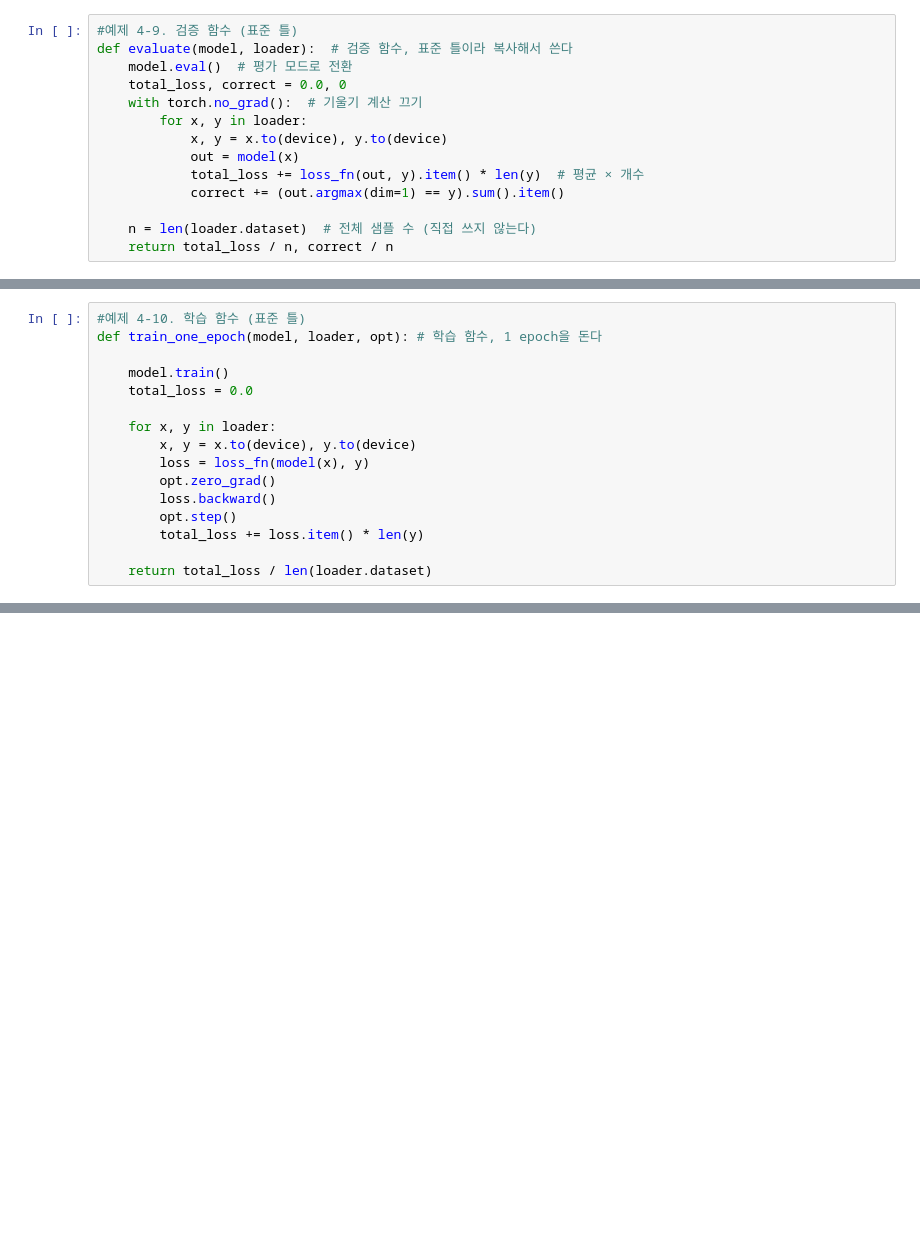
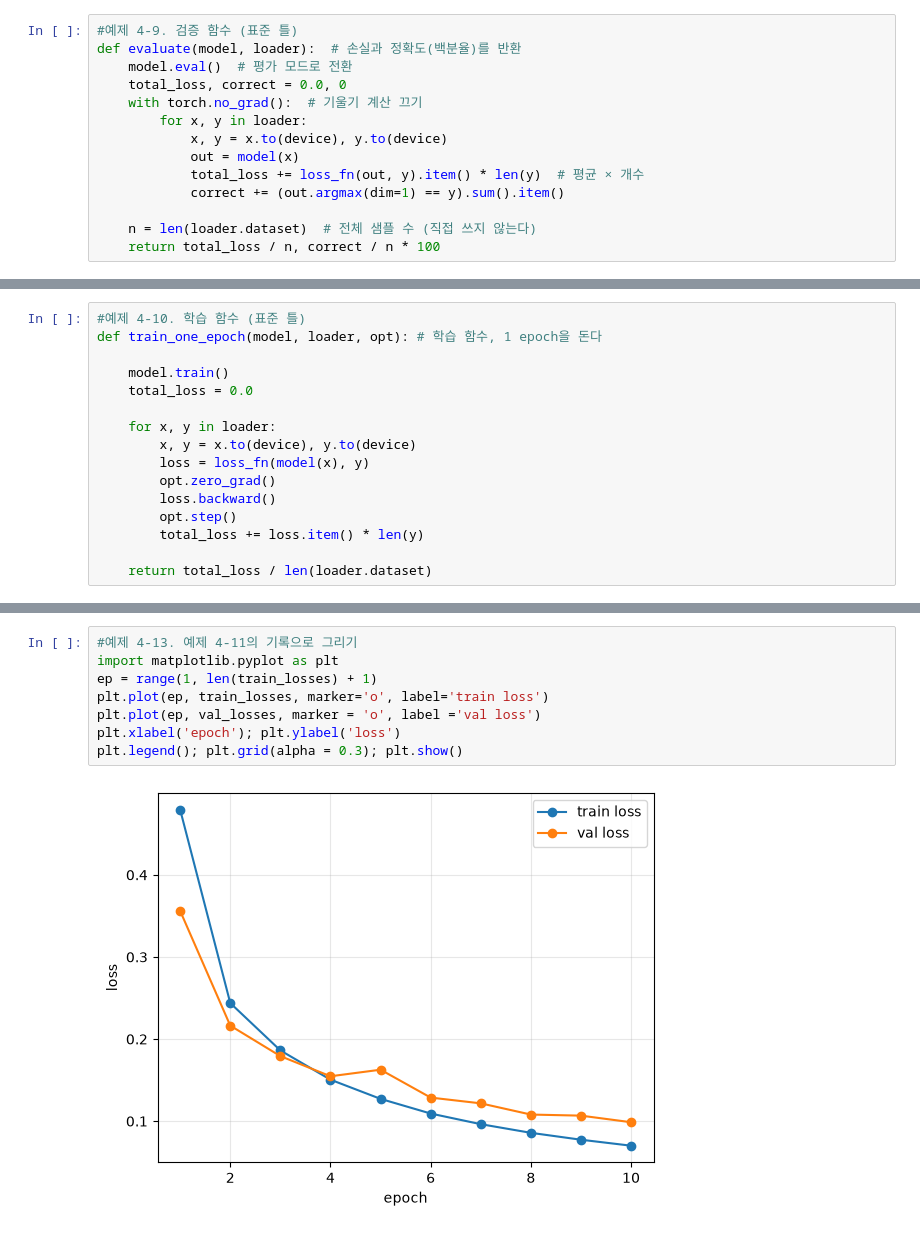
Before and after one commit to taesub0204/python, a Jupyter notebook: 2학기_딥러닝프로그래밍/week7/20261012.ipynb, the cells around one changed output, grey strips where cells are left out. Cells and saved outputs as stored; diff of their text form; blank space fills up the shorter version.

```diff
--- a/2학기_딥러닝프로그래밍/week7/20261012.ipynb
+++ b/2학기_딥러닝프로그래밍/week7/20261012.ipynb
@@ -298,7 +294,7 @@ print((model(x).argmax(dim = 1) == y).sum().item(), len(y)) # → (예) 256 검
 #3. with torch.no_grad(): 블록 안에서는 기울기 계산이 비활성화되므로, loss.backward()를 호출해도 기울기가 계산되지 않습니다. 따라서 모델의 파라미터가 갱신되지 않고, 학습이 진행되지 않습니다.
 # %%
 #예제 4-9. 검증 함수 (표준 틀)
-def evaluate(model, loader):  # 검증 함수, 표준 틀이라 복사해서 쓴다
+def evaluate(model, loader):  # 손실과 정확도(백분율)를 반환
     model.eval()  # 평가 모드로 전환
     total_loss, correct = 0.0, 0
     with torch.no_grad():  # 기울기 계산 끄기
@@ -309,7 +305,7 @@ def evaluate(model, loader):  # 검증 함수, 표준 틀이라 복사해서 쓴
             correct += (out.argmax(dim=1) == y).sum().item()
 
     n = len(loader.dataset)  # 전체 샘플 수 (직접 쓰지 않는다)
-    return total_loss / n, correct / n
+    return total_loss / n, correct / n * 100
 # %%
 #점검 셀, 학습 전 모델로 확인
 torch.manual_seed(0)
@@ -335,0 +372,10 @@ def train_one_epoch(model, loader, opt): # 학습 함수, 1 epoch을 돈다
+# %%
+#예제 4-13. 예제 4-11의 기록으로 그리기
+import matplotlib.pyplot as plt
+ep = range(1, len(train_losses) + 1)
+plt.plot(ep, train_losses, marker='o', label='train loss')
+plt.plot(ep, val_losses, marker = 'o', label ='val loss')
+plt.xlabel('epoch'); plt.ylabel('loss')
+plt.legend(); plt.grid(alpha = 0.3); plt.show()
+# %% [output]
+[figure, added]
```
Also changed, not shown: parts of 10 cells of this notebook, 5 other files.
